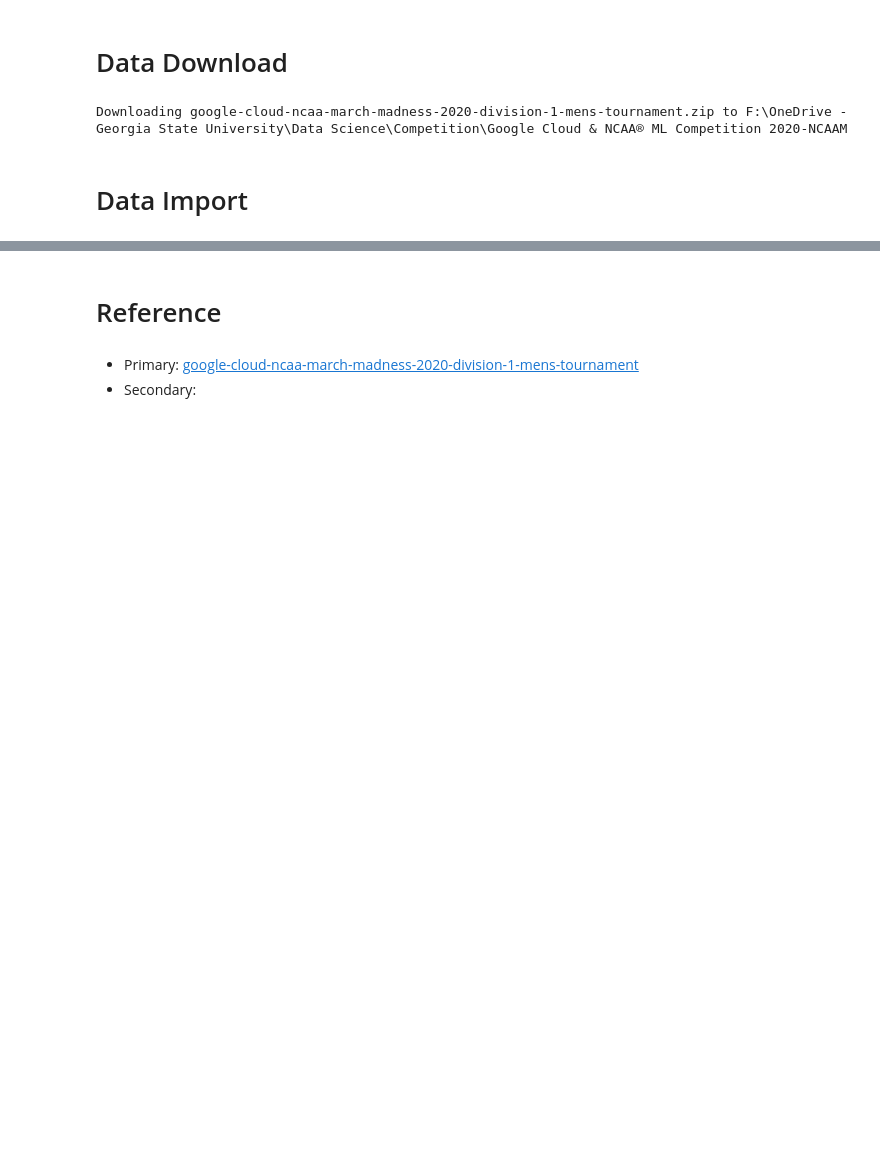
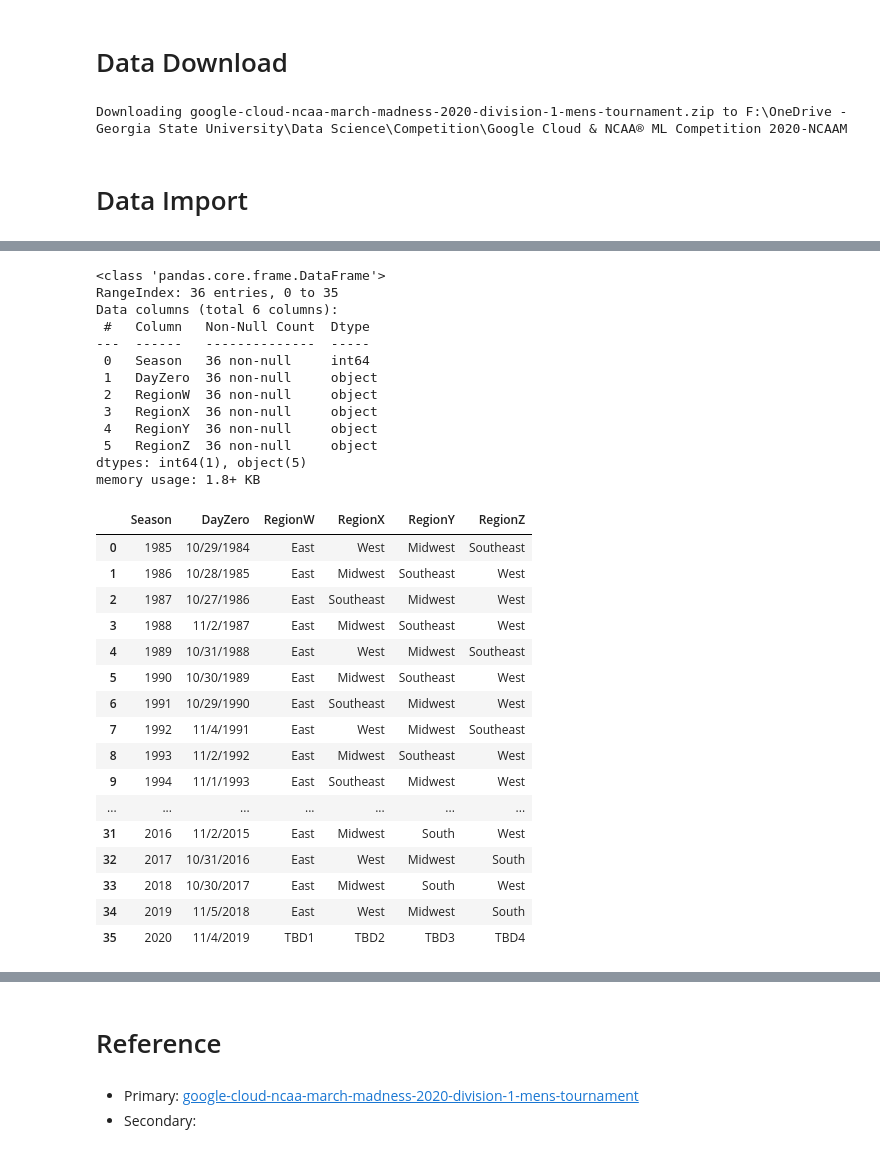
Before and after one commit to YT-Hwang/Kaggle_Competion, a Jupyter notebook: Google Cloud & NCAA® ML Competition 2020-NCAAM/EDA.ipynb, the cells around one changed output, grey strips where cells are left out. Cells and saved outputs as stored; diff of their text form; code cells hidden in the pictures; blank space fills up the shorter version.

```diff
--- a/Google Cloud & NCAA® ML Competition 2020-NCAAM/EDA.ipynb
+++ b/Google Cloud & NCAA® ML Competition 2020-NCAAM/EDA.ipynb
@@ -71,0 +51,9 @@ MPlayers = pd.read_csv(datapath + 'MPlayers.csv', index_col='PlayerID, TeamID')
+# %%
+main_path = 'D:\\OneDrive - Georgia State University\\Data Science\\Competition\\Data\\Google Cloud & NCAA® ML Competition 2020-NCAAM\\'
+sub_folders = os.listdir(main_path)
+datapath = main_path + sub_folders[0] + '\\'
+
+# Get the list of all files in directory tree at given path
+data_list = get_file_list(datapath)
+
+data_list
@@ -71,0 +67,8 @@ MPlayers = pd.read_csv(datapath + 'MPlayers.csv', index_col='PlayerID, TeamID')
+# %%
+tourney_compact_result_M = pd.read_csv(datapath + 'MNCAATourneyCompactResults.csv')
+tourney_seed_M = pd.read_csv(datapath + 'MNCAATourneySeeds.csv')
+regular_compact_result_M = pd.read_csv(datapath + 'MRegularSeasonCompactResults.csv')
+season_M = pd.read_csv(datapath + 'MSeasons.csv')
+teams_M = pd.read_csv(datapath + 'MTeams.csv')
+
+MSampleSubmissionStage1_2020 = pd.read_csv(datapath + 'MSampleSubmissionStage1_2020.csv')
@@ -71,0 +178,34 @@ MPlayers = pd.read_csv(datapath + 'MPlayers.csv', index_col='PlayerID, TeamID')
+# %%
+season_M.info()
+season_M
+# %% [output]
+<class 'pandas.core.frame.DataFrame'>
+RangeIndex: 36 entries, 0 to 35
+Data columns (total 6 columns):
+ #   Column   Non-Null Count  Dtype
+---  ------   --------------  -----
+ 0   Season   36 non-null     int64
+ 1   DayZero  36 non-null     object
+ 2   RegionW  36 non-null     object
+ 3   RegionX  36 non-null     object
+ 4   RegionY  36 non-null     object
+ 5   RegionZ  36 non-null     object
+dtypes: int64(1), object(5)
+memory usage: 1.8+ KB
+|  | Season | DayZero | RegionW | RegionX | RegionY | RegionZ |
+| 0 | 1985 | 10/29/1984 | East | West | Midwest | Southeast |
+| 1 | 1986 | 10/28/1985 | East | Midwest | Southeast | West |
+| 2 | 1987 | 10/27/1986 | East | Southeast | Midwest | West |
+| 3 | 1988 | 11/2/1987 | East | Midwest | Southeast | West |
+| 4 | 1989 | 10/31/1988 | East | West | Midwest | Southeast |
+| 5 | 1990 | 10/30/1989 | East | Midwest | Southeast | West |
+| 6 | 1991 | 10/29/1990 | East | Southeast | Midwest | West |
+| 7 | 1992 | 11/4/1991 | East | West | Midwest | Southeast |
+| 8 | 1993 | 11/2/1992 | East | Midwest | Southeast | West |
+| 9 | 1994 | 11/1/1993 | East | Southeast | Midwest | West |
+| ... | ... | ... | ... | ... | ... | ... |
+| 31 | 2016 | 11/2/2015 | East | Midwest | South | West |
+| 32 | 2017 | 10/31/2016 | East | West | Midwest | South |
+| 33 | 2018 | 10/30/2017 | East | Midwest | South | West |
+| 34 | 2019 | 11/5/2018 | East | West | Midwest | South |
+| 35 | 2020 | 11/4/2019 | TBD1 | TBD2 | TBD3 | TBD4 |
```
Also changed, not shown: parts of 15 cells of this notebook, 3 other files.
